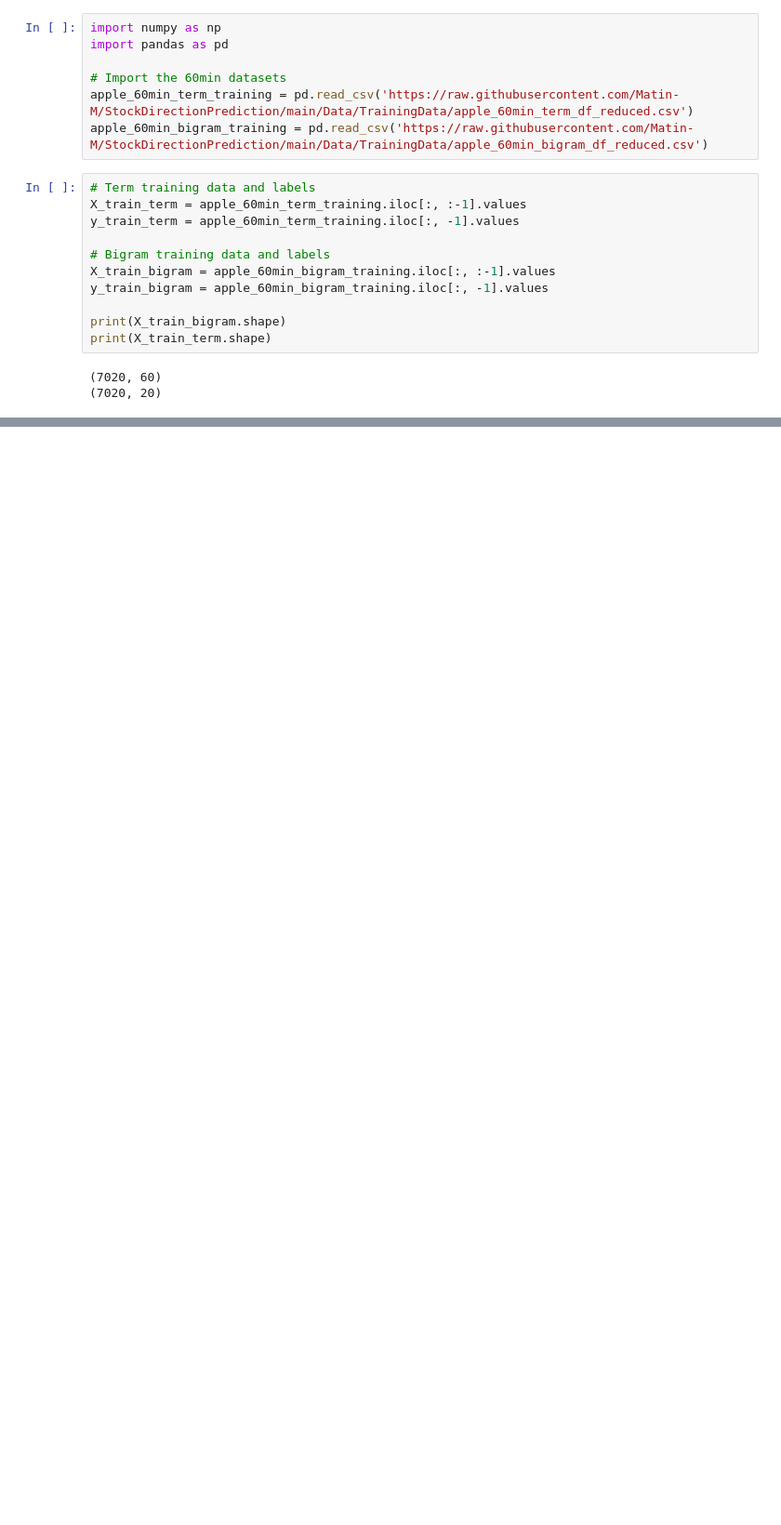
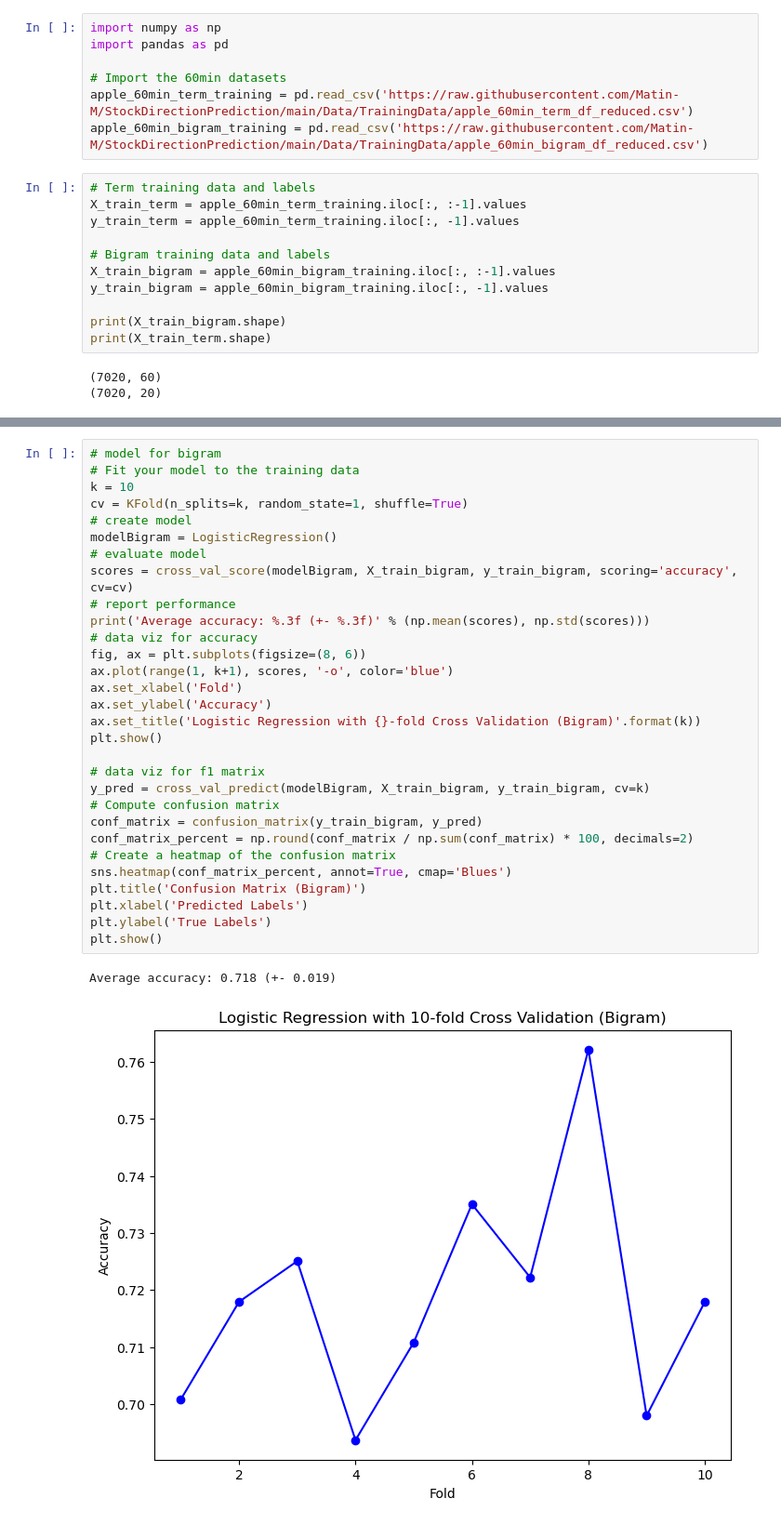
Before and after one commit to Matin-M/DTM-Predictor, a Jupyter notebook: Classifiers/logistic_regression.ipynb, the cells around one changed output, grey strips where cells are left out. Shown: that part at 93% size. Cells and saved outputs as stored; diff of their text form; blank space fills up the shorter version.

Commit message:
update with data viz

```diff
--- a/Classifiers/logistic_regression.ipynb
+++ b/Classifiers/logistic_regression.ipynb
@@ -25,0 +30,33 @@ from sklearn.model_selection import cross_val_score
+# %%
+# model for bigram
+# Fit your model to the training data
+k = 10
+cv = KFold(n_splits=k, random_state=1, shuffle=True)
+# create model
+modelBigram = LogisticRegression()
+# evaluate model
+scores = cross_val_score(modelBigram, X_train_bigram, y_train_bigram, scoring='accuracy', cv=cv)
+# report performance
+print('Average accuracy: %.3f (+- %.3f)' % (np.mean(scores), np.std(scores)))
+# data viz for accuracy
+fig, ax = plt.subplots(figsize=(8, 6))
+ax.plot(range(1, k+1), scores, '-o', color='blue')
+ax.set_xlabel('Fold')
+ax.set_ylabel('Accuracy')
+ax.set_title('Logistic Regression with {}-fold Cross Validation (Bigram)'.format(k))
+plt.show()
+
+# data viz for f1 matrix
+y_pred = cross_val_predict(modelBigram, X_train_bigram, y_train_bigram, cv=k)
+# Compute confusion matrix
+conf_matrix = confusion_matrix(y_train_bigram, y_pred)
+conf_matrix_percent = np.round(conf_matrix / np.sum(conf_matrix) * 100, decimals=2)
+# Create a heatmap of the confusion matrix
+sns.heatmap(conf_matrix_percent, annot=True, cmap='Blues')
+plt.title('Confusion Matrix (Bigram)')
+plt.xlabel('Predicted Labels')
+plt.ylabel('True Labels')
+plt.show()
+# %% [output]
+Average accuracy: 0.718 (+- 0.019)
+[figure, added]
```
Also changed, not shown: parts of 8 cells of this notebook.
